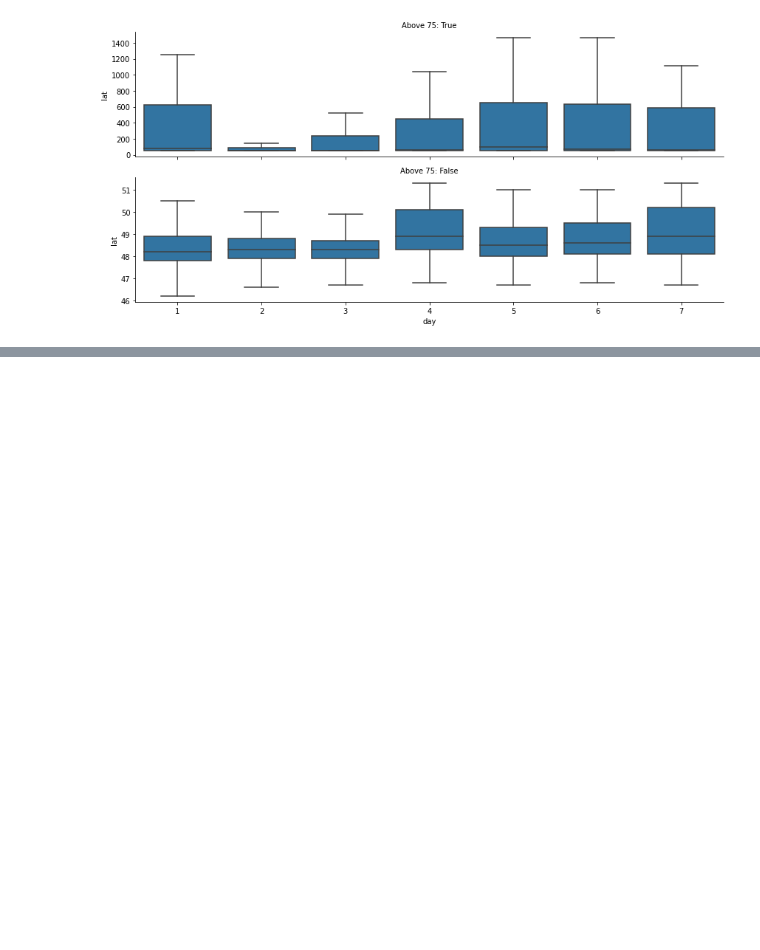
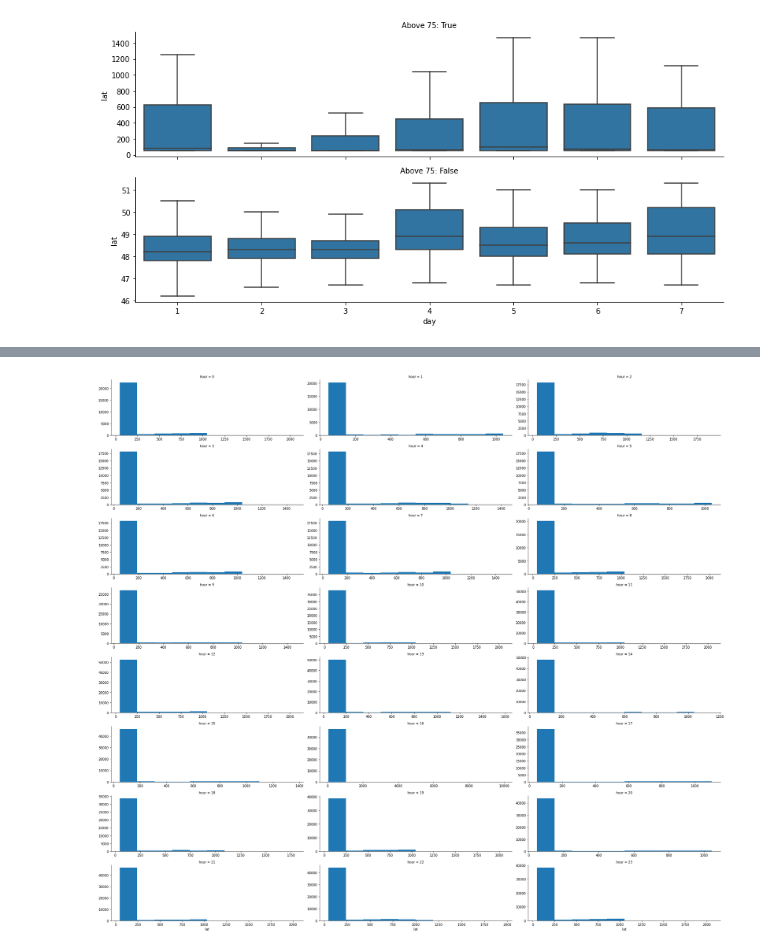
Before and after one commit to ayoskovich/int-traffic, a Jupyter notebook: analyze_ping.ipynb, the cells around one changed output, grey strips where cells are left out. Drawn from its saved outputs; the diff is of its cells as text; code cells hidden in the pictures; blank space fills up the shorter version.

Commit message:
Cleaning up files

```diff
--- a/analyze_ping.ipynb
+++ b/analyze_ping.ipynb
@@ -41,0 +54,6 @@ draw_split(var='day', val='lat', perc=.75, dat=clean);
+# %%
+clean['dec'] = (
+    clean.groupby('hour')['lat']
+    .apply(lambda x: pd.cut(x, bins=np.arange(0, 1100, 100)))
+    .astype('category')
+)
@@ -41,0 +94,7 @@ draw_split(var='day', val='lat', perc=.75, dat=clean);
+# %%
+import math
+clean['log'] = clean['lat'].apply(lambda x: math.log(x))
+g = sns.FacetGrid(clean, col='hour', col_wrap=3, sharex=False, sharey=False, aspect=3);
+g.map(plt.hist, 'lat');
+# %% [output]
+[figure, added]
```
Also changed, not shown: parts of 4 cells of this notebook, 4 other files.
